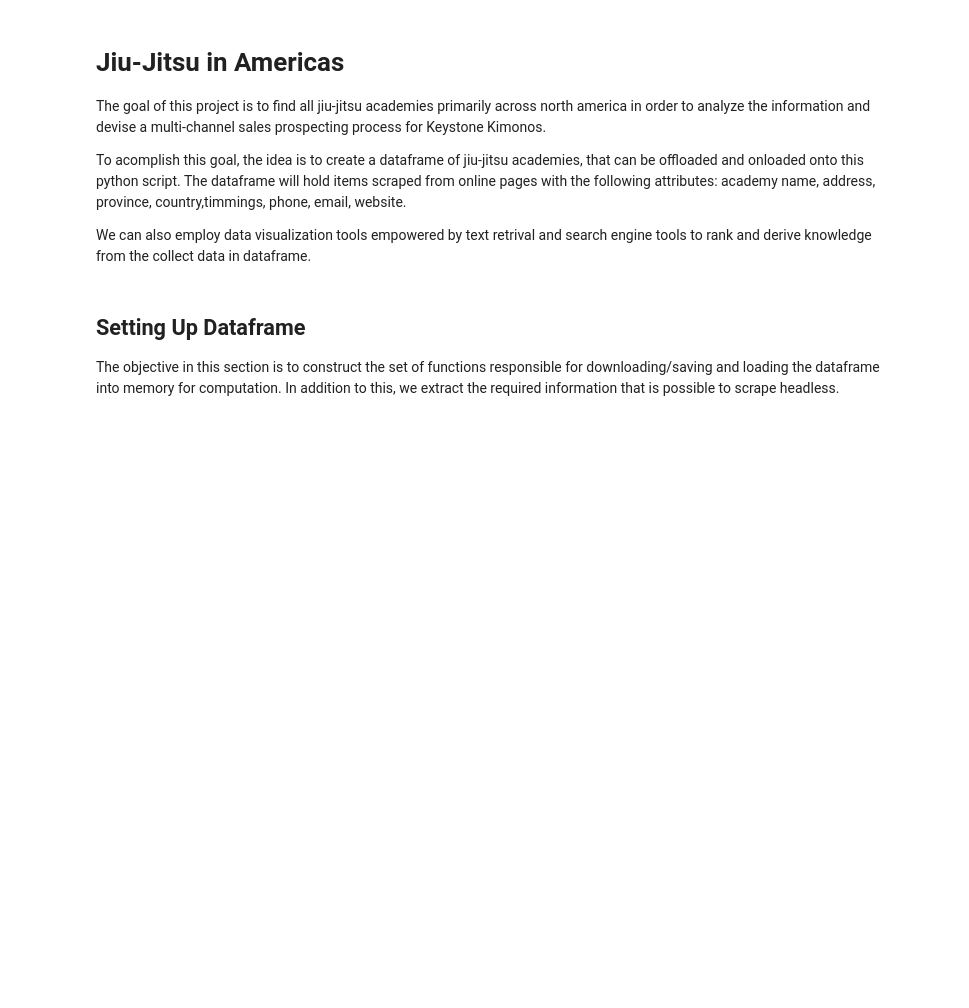
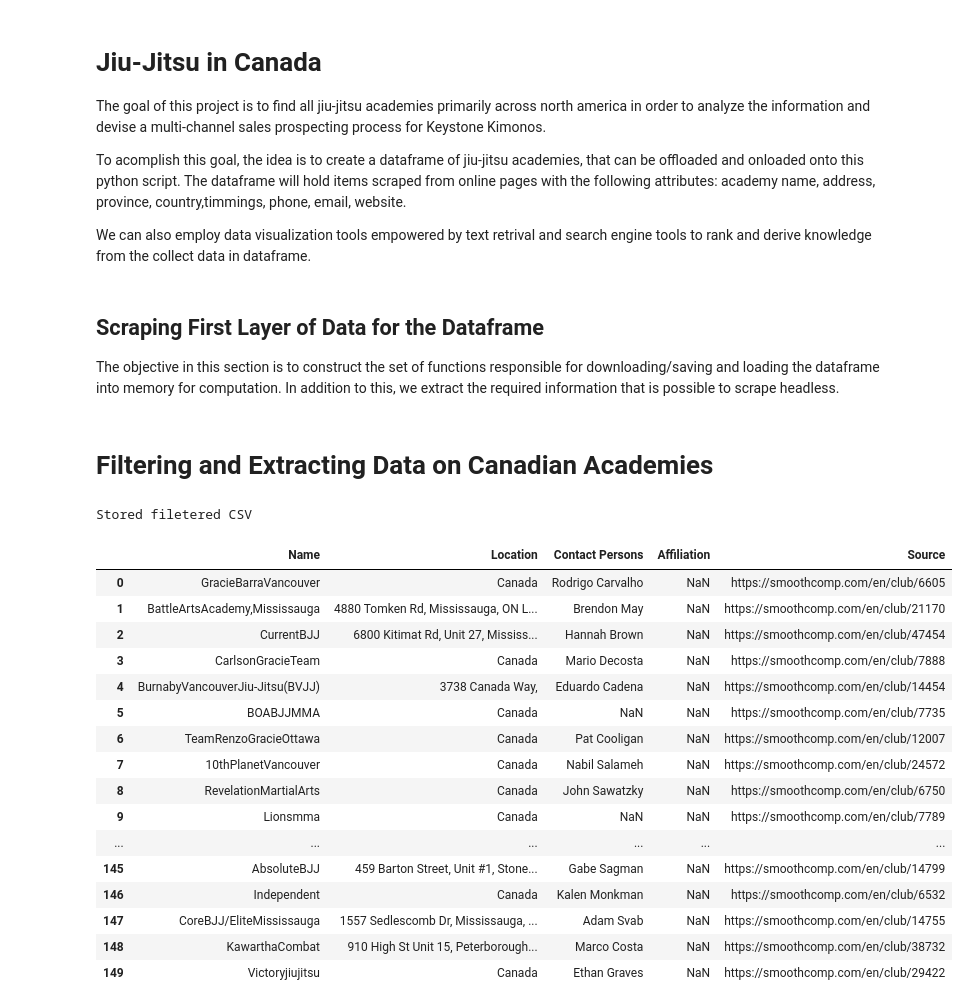
Before and after one commit to harrisiva/marketresearch, a Jupyter notebook: Market Research.ipynb, the cells around one changed output. Drawn from its saved outputs; the diff is of its cells as text; code cells hidden in the pictures; blank space fills up the shorter version.

```diff
--- a/Market Research.ipynb
+++ b/Market Research.ipynb
@@ -1,11 +1,11 @@
 # %% [markdown]
-# Jiu-Jitsu in Americas
+# Jiu-Jitsu in Canada
 The goal of this project is to find all jiu-jitsu academies primarily across north america in order to analyze the information and devise a multi-channel sales prospecting process for Keystone Kimonos.
 
 To acomplish this goal, the idea is to create a dataframe of jiu-jitsu academies, that can be offloaded and onloaded onto this python script. The dataframe will hold items scraped from online pages with the following attributes: academy name, address, province, country,timmings, phone, email, website.
 
 We can also employ data visualization tools empowered by text retrival and search engine tools to rank and derive knowledge from the collect data in dataframe.
 # %% [markdown]
-## Setting Up Dataframe
+## Scraping First Layer of Data for the Dataframe
 The objective in this section is to construct the set of functions responsible for downloading/saving and loading the dataframe into memory for computation. In addition to this, we extract the required information that is possible to scrape headless.
 # %%
@@ -60,3 +61,38 @@ except:
 df = pd.DataFrame(data)
 df.to_csv("ExtractedData.csv", encoding='utf-8', index=False)
 print(f"\n\nSaved csv with data on {len(df)} academies")
+# %% [markdown]
+# Filtering and Extracting Data on Canadian Academies
+# %%
+import pandas as pd
+pd.set_option('display.max_rows', None)
+
+# Load all the data scraped from smoothcomp and stored into a csv
+clubs_df = pd.read_csv("ExtractedData.csv")
+# Drop duplicates
+clubs_df = clubs_df.drop_duplicates()
+# Filter Canadian based Academies
+canadian_clubs_df = clubs_df[clubs_df["Location"].str.contains("Canada|ON|Ontario")].reset_index(drop=True)
+# Store the filtered df to a CSV
+canadian_clubs_df.to_csv("CanadianData2.csv")
+print("Stored filetered CSV")
+canadian_clubs_df
+# %% [output]
+Stored filetered CSV
+|  | Name | Location | Contact Persons | Affiliation | Source |
+| 0 | GracieBarraVancouver | Canada | Rodrigo Carvalho | NaN | https://smoothcomp.com/en/club/6605 |
+| 1 | BattleArtsAcademy,Mississauga | 4880 Tomken Rd, Mississauga, ON L... | Brendon May | NaN | https://smoothcomp.com/en/club/21170 |
+| 2 | CurrentBJJ | 6800 Kitimat Rd, Unit 27, Mississ... | Hannah Brown | NaN | https://smoothcomp.com/en/club/47454 |
+| 3 | CarlsonGracieTeam | Canada | Mario Decosta | NaN | https://smoothcomp.com/en/club/7888 |
+| 4 | BurnabyVancouverJiu-Jitsu(BVJJ) | 3738 Canada Way, | Eduardo Cadena | NaN | https://smoothcomp.com/en/club/14454 |
+| 5 | BOABJJMMA | Canada | NaN | NaN | https://smoothcomp.com/en/club/7735 |
+| 6 | TeamRenzoGracieOttawa | Canada | Pat Cooligan | NaN | https://smoothcomp.com/en/club/12007 |
+| 7 | 10thPlanetVancouver | Canada | Nabil Salameh | NaN | https://smoothcomp.com/en/club/24572 |
+| 8 | RevelationMartialArts | Canada | John Sawatzky | NaN | https://smoothcomp.com/en/club/6750 |
+| 9 | Lionsmma | Canada | NaN | NaN | https://smoothcomp.com/en/club/7789 |
+| ... | ... | ... | ... | ... | ... |
+| 145 | AbsoluteBJJ | 459 Barton Street, Unit #1, Stone... | Gabe Sagman | NaN | https://smoothcomp.com/en/club/14799 |
+| 146 | Independent | Canada | Kalen Monkman | NaN | https://smoothcomp.com/en/club/6532 |
+| 147 | CoreBJJ/EliteMississauga | 1557 Sedlescomb Dr, Mississauga, ... | Adam Svab | NaN | https://smoothcomp.com/en/club/14755 |
+| 148 | KawarthaCombat | 910 High St Unit 15, Peterborough... | Marco Costa | NaN | https://smoothcomp.com/en/club/38732 |
+| 149 | Victoryjiujitsu | Canada | Ethan Graves | NaN | https://smoothcomp.com/en/club/29422 |
```
Also changed, not shown: parts of 3 cells of this notebook, 5 other files.
